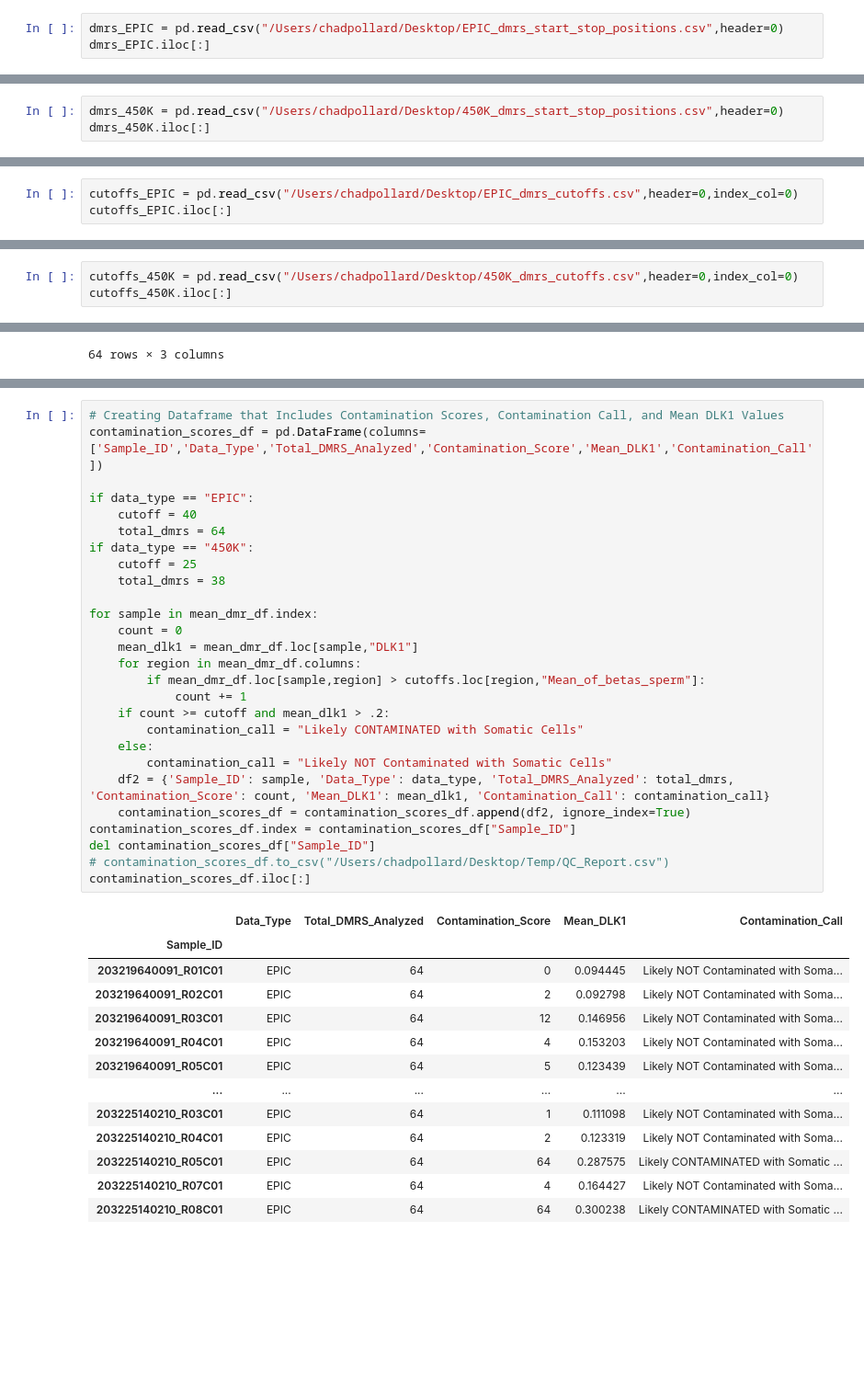
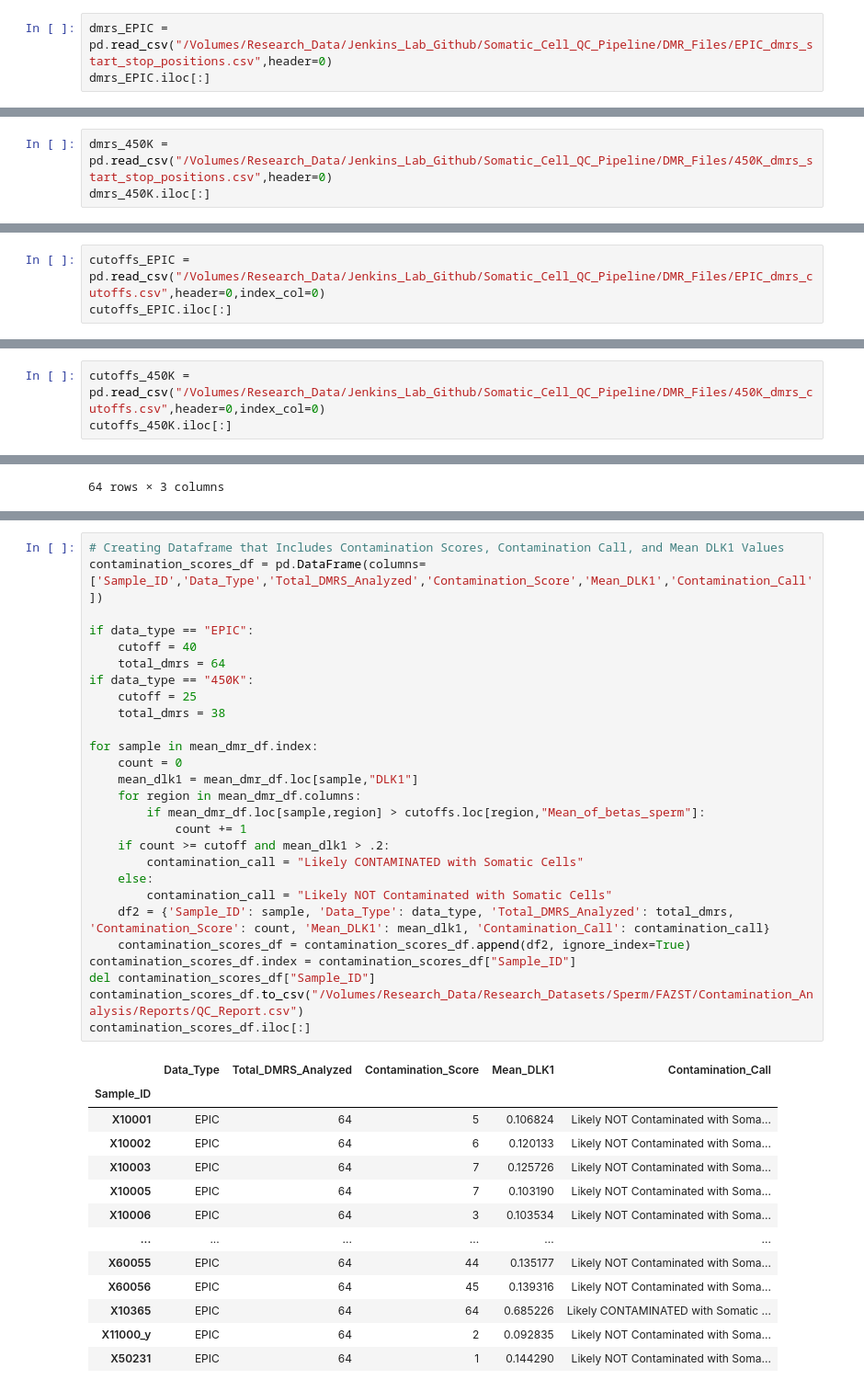
Before and after one commit to carternorton11/Somatic_Cell_QC_Pipeline, a Jupyter notebook: QC_PYTHON_JUPITER.ipynb, the cells around one changed output, grey strips where cells are left out. Shown at 92% size. Drawn from its saved outputs; the diff is of its cells as text; blank space fills up the shorter version.

```diff
--- a/QC_PYTHON_JUPITER.ipynb
+++ b/QC_PYTHON_JUPITER.ipynb
@@ -23,7 +23,7 @@ betas.iloc[:]
 | cg12623625 | 0.762718 | 0.763589 | 0.762067 | 0.765130 | ... |
 866091 rows × 92 columns
 # %%
-dmrs_EPIC = pd.read_csv("/Users/chadpollard/Desktop/EPIC_dmrs_start_stop_positions.csv",header=0)
+dmrs_EPIC = pd.read_csv("/Volumes/Research_Data/Jenkins_Lab_Github/Somatic_Cell_QC_Pipeline/DMR_Files/EPIC_dmrs_start_stop_positions.csv",header=0)
 dmrs_EPIC.iloc[:]
 # %% [output]
 |  | CHR | START | STOP | CG | REGION |
@@ -40,7 +40,7 @@ dmrs_EPIC.iloc[:]
 | 106 | chr14 | 101192374 | 101192375 | cg23522522 | DLK1 |
 107 rows × 5 columns
 # %%
-dmrs_450K = pd.read_csv("/Users/chadpollard/Desktop/450K_dmrs_start_stop_positions.csv",header=0)
+dmrs_450K = pd.read_csv("/Volumes/Research_Data/Jenkins_Lab_Github/Somatic_Cell_QC_Pipeline/DMR_Files/450K_dmrs_start_stop_positions.csv",header=0)
 dmrs_450K.iloc[:]
 # %% [output]
 |  | CHR | START | STOP | CG | REGION |
@@ -59,5 +59,5 @@ dmrs_450K.iloc[:]
 # %%
-cutoffs_EPIC = pd.read_csv("/Users/chadpollard/Desktop/EPIC_dmrs_cutoffs.csv",header=0,index_col=0)
+cutoffs_EPIC = pd.read_csv("/Volumes/Research_Data/Jenkins_Lab_Github/Somatic_Cell_QC_Pipeline/DMR_Files/EPIC_dmrs_cutoffs.csv",header=0,index_col=0)
 cutoffs_EPIC.iloc[:]
 # %% [output]
 |  | Mean_of_betas_sperm | Mean_of_betas_blood | Delta |
@@ -74,7 +74,7 @@ cutoffs_EPIC.iloc[:]
 | DLK1 | 0.168453 | 0.790238 | 0.621785 |
 64 rows × 3 columns
 # %%
-cutoffs_450K = pd.read_csv("/Users/chadpollard/Desktop/450K_dmrs_cutoffs.csv",header=0,index_col=0)
+cutoffs_450K = pd.read_csv("/Volumes/Research_Data/Jenkins_Lab_Github/Somatic_Cell_QC_Pipeline/DMR_Files/450K_dmrs_cutoffs.csv",header=0,index_col=0)
 cutoffs_450K.iloc[:]
 # %% [output]
 |  | Mean_of_betas_sperm | Mean_of_betas_blood | Delta |
@@ -213,41 +231,41 @@ Finished Creating Figure for Sperm Sample 92 / 92
 # %%
 # Creating Dataframe that Includes Contamination Scores, Contamination Call, and Mean DLK1 Values
 contamination_scores_df = pd.DataFrame(columns=['Sample_ID','Data_Type','Total_DMRS_Analyzed','Contamination_Score','Mean_DLK1','Contamination_Call'])
 
 if data_type == "EPIC":
     cutoff = 40
     total_dmrs = 64
 if data_type == "450K":
     cutoff = 25
     total_dmrs = 38
 
 for sample in mean_dmr_df.index:
     count = 0
     mean_dlk1 = mean_dmr_df.loc[sample,"DLK1"]
     for region in mean_dmr_df.columns:
         if mean_dmr_df.loc[sample,region] > cutoffs.loc[region,"Mean_of_betas_sperm"]:
             count += 1
     if count >= cutoff and mean_dlk1 > .2:
         contamination_call = "Likely CONTAMINATED with Somatic Cells"
     else:
         contamination_call = "Likely NOT Contaminated with Somatic Cells"
     df2 = {'Sample_ID': sample, 'Data_Type': data_type, 'Total_DMRS_Analyzed': total_dmrs, 'Contamination_Score': count, 'Mean_DLK1': mean_dlk1, 'Contamination_Call': contamination_call}
     contamination_scores_df = contamination_scores_df.append(df2, ignore_index=True)
 contamination_scores_df.index = contamination_scores_df["Sample_ID"]
 del contamination_scores_df["Sample_ID"]
-# contamination_scores_df.to_csv("/Users/chadpollard/Desktop/Temp/QC_Report.csv")
+contamination_scores_df.to_csv("/Volumes/Research_Data/Research_Datasets/Sperm/FAZST/Contamination_Analysis/Reports/QC_Report.csv")
 contamination_scores_df.iloc[:]
 # %% [output]
 |  | Data_Type | Total_DMRS_Analyzed | Contamination_Score | Mean_DLK1 | Contamination_Call |
 | Sample_ID |  |  |  |  |  |
-| 203219640091_R01C01 | EPIC | 64 | 0 | 0.094445 | Likely NOT Contaminated with Soma... |
-| 203219640091_R02C01 | EPIC | 64 | 2 | 0.092798 | Likely NOT Contaminated with Soma... |
-| 203219640091_R03C01 | EPIC | 64 | 12 | 0.146956 | Likely NOT Contaminated with Soma... |
-| 203219640091_R04C01 | EPIC | 64 | 4 | 0.153203 | Likely NOT Contaminated with Soma... |
-| 203219640091_R05C01 | EPIC | 64 | 5 | 0.123439 | Likely NOT Contaminated with Soma... |
+| X10001 | EPIC | 64 | 5 | 0.106824 | Likely NOT Contaminated with Soma... |
+| X10002 | EPIC | 64 | 6 | 0.120133 | Likely NOT Contaminated with Soma... |
+| X10003 | EPIC | 64 | 7 | 0.125726 | Likely NOT Contaminated with Soma... |
+| X10005 | EPIC | 64 | 7 | 0.103190 | Likely NOT Contaminated with Soma... |
+| X10006 | EPIC | 64 | 3 | 0.103534 | Likely NOT Contaminated with Soma... |
 | ... | ... | ... | ... | ... | ... |
-| 203225140210_R03C01 | EPIC | 64 | 1 | 0.111098 | Likely NOT Contaminated with Soma... |
-| 203225140210_R04C01 | EPIC | 64 | 2 | 0.123319 | Likely NOT Contaminated with Soma... |
-| 203225140210_R05C01 | EPIC | 64 | 64 | 0.287575 | Likely CONTAMINATED with Somatic ... |
-| 203225140210_R07C01 | EPIC | 64 | 4 | 0.164427 | Likely NOT Contaminated with Soma... |
-| 203225140210_R08C01 | EPIC | 64 | 64 | 0.300238 | Likely CONTAMINATED with Somatic ... |
+| X60055 | EPIC | 64 | 44 | 0.135177 | Likely NOT Contaminated with Soma... |
+| X60056 | EPIC | 64 | 45 | 0.139316 | Likely NOT Contaminated with Soma... |
+| X10365 | EPIC | 64 | 64 | 0.685226 | Likely CONTAMINATED with Somatic ... |
+| X11000_y | EPIC | 64 | 2 | 0.092835 | Likely NOT Contaminated with Soma... |
+| X50231 | EPIC | 64 | 1 | 0.144290 | Likely NOT Contaminated with Soma... |
```
Also changed, not shown: parts of 3 cells of this notebook, 1 other file.
